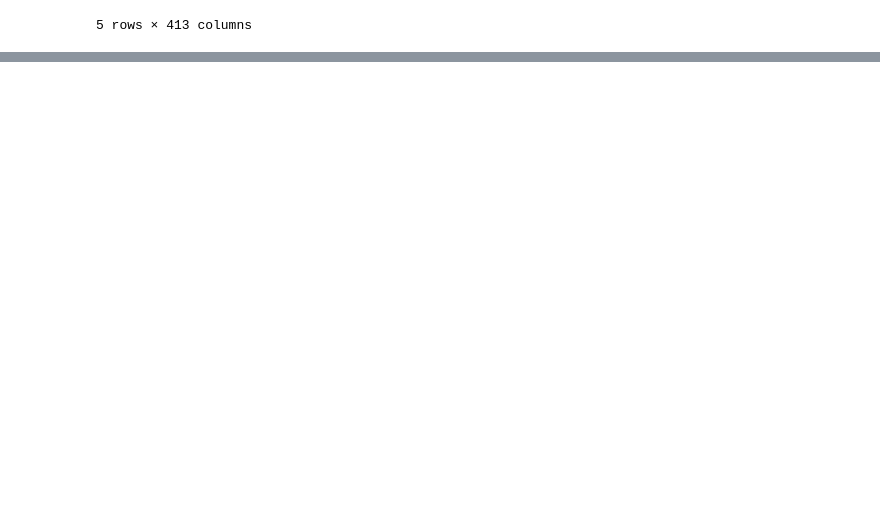
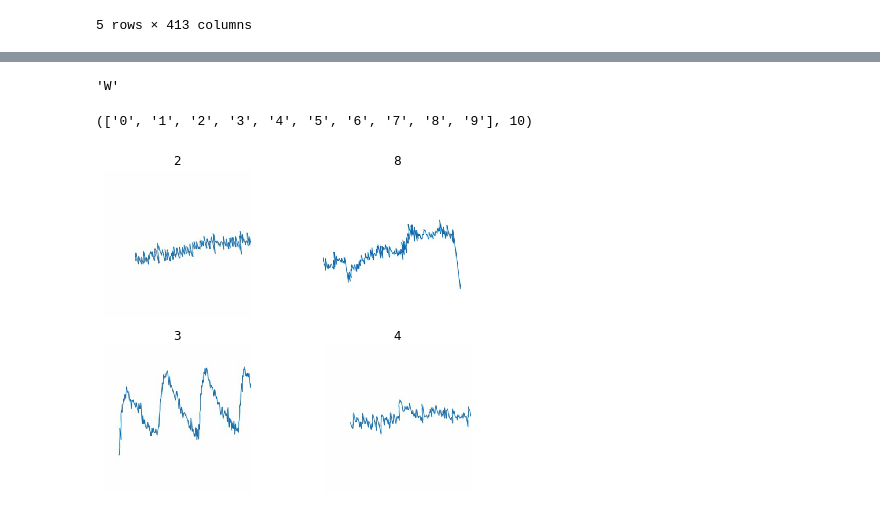
Before and after one commit to fun-personal-projects/thoughtsToText, a Jupyter notebook: main.ipynb, the cells around one changed output, grey strips where cells are left out. Cells and saved outputs as stored; diff of their text form; code cells hidden in the pictures; blank space fills up the shorter version.

```diff
--- a/main.ipynb
+++ b/main.ipynb
@@ -184,0 +349,13 @@ data.head()
+# %%
+def ret_name(x):return str(x).split('\\')[-1][0]
+# %%
+ret_name(str("WindowsPath('data/subsetImage/0-0.jpg')"))
+# %% [output]
+'W'
+# %%
+tfms =  get_transforms(do_flip = False, flip_vert=False, max_lighting=0.1, max_zoom=0., max_warp=0.)
+data2 = (ImageList.from_folder(path)
+        .split_by_rand_pct()
+        .label_from_func(ret_name)
+        .transform(tfms, size=256)
+        .databunch())
@@ -184,0 +364,8 @@ data.head()
+# %%
+data2.classes,data.c
+# %% [output]
+(['0', '1', '2', '3', '4', '5', '6', '7', '8', '9'], 10)
+# %%
+data2.show_batch(rows=2, figsize=(7,5))
+# %% [output]
+[figure, added]
```
Also changed, not shown: parts of 36 cells of this notebook.
